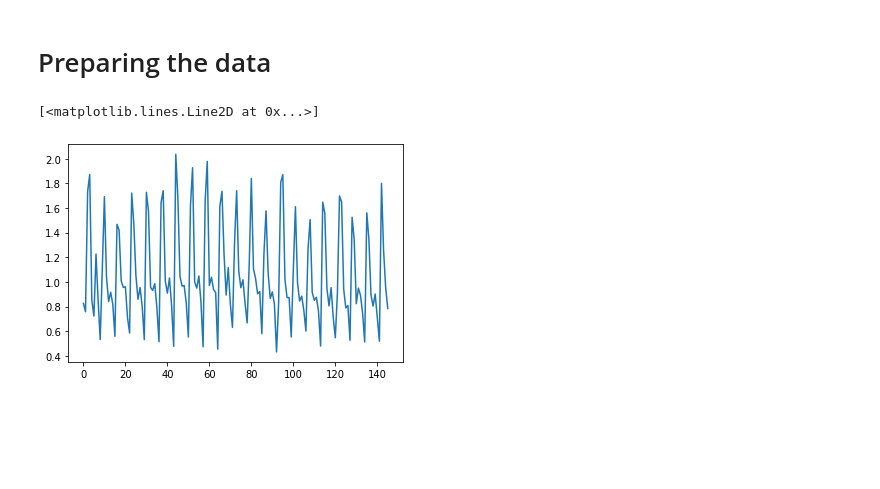
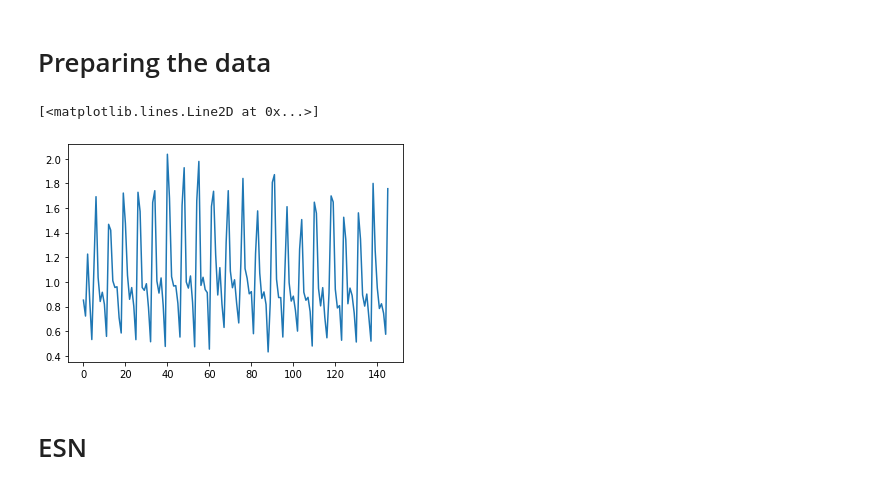
Before and after one commit to tiagoCuervo/coronacle, a Jupyter notebook: chaotic_eda.ipynb, the cells around one changed output. Cells and saved outputs as stored; diff of their text form; code cells hidden in the pictures; blank space fills up the shorter version.

```diff
--- a/chaotic_eda.ipynb
+++ b/chaotic_eda.ipynb
@@ -797,25 +797,29 @@ Autocorrelation time = 1
 # Preparing the data
 # %%
 def series2AutoRegressiveDataset(series, stateDim, lag):
-    dataset = []
+    inputData = []
+    labels = []
     seriesLength = len(series)
-    for i in range(seriesLength - stateDim * lag - 1):
+    for i in range(stateDim * lag, seriesLength - 1):
         sequence = []
         for j in range(stateDim):
-            sequence.append(series[i + j * lag])
-        label = series[i + (stateDim - 1) * lag + 1]
-        dataset.append((sequence, label))
-    return dataset
+            sequence.append(series[i - j * lag])
+        label = series[i + 1]
+        inputData.append(sequence)
+        labels.append(label)
+    return np.array(inputData), np.array(labels)
 
 variable  = 'new_cases'
 x = data[variable].values[275:]
 x[x == 0] = 1.0
 timeSeries = x[1:] / x[:-1]
 timeSeries = timeSeries[np.where(~np.isnan(timeSeries))[0]]
-dataset = series2AutoRegressiveDataset(timeSeries, stateDim=8, lag=4)
+inputs, labels = series2AutoRegressiveDataset(timeSeries, stateDim=8, lag=4)
 # %%
 # Labels:
-plt.plot(np.array(dataset)[:, 1])
+plt.plot(labels)
 # %% [output]
 [<matplotlib.lines.Line2D at 0x...>]
-[figure, old version]
+[figure, new version]
+# %% [markdown]
+# ESN
```
Also changed, not shown: parts of 10 cells of this notebook.
